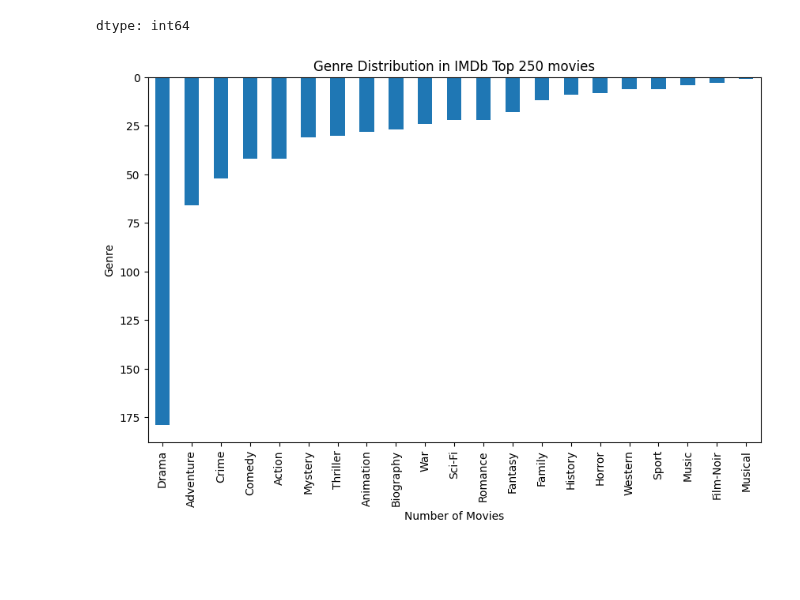
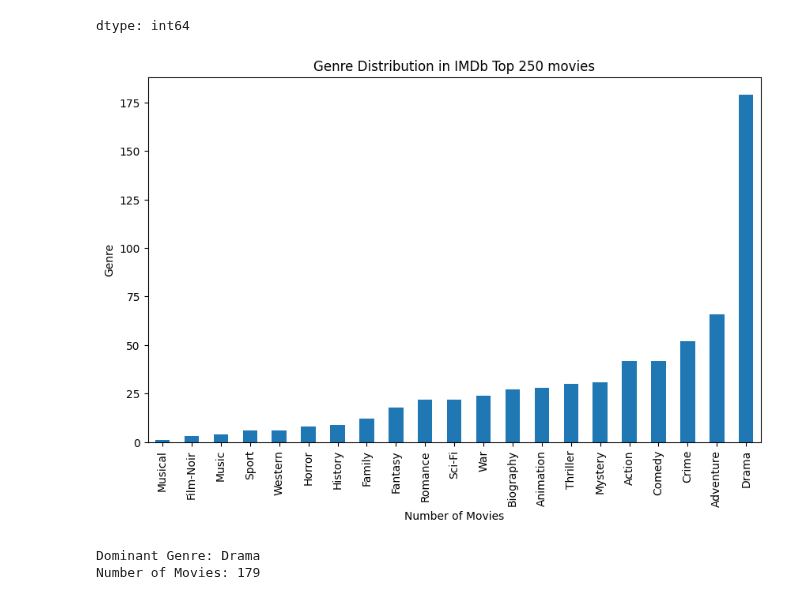
Before and after one commit to AVK48/AI-ML-JOURNEY, a Jupyter notebook: IMDb_Top_250_Movie_Insights.ipynb, the cells around one changed output. Drawn from its saved outputs; the diff is of its cells as text; code cells hidden in the pictures; blank space fills up the shorter version.

```diff
--- a/IMDb_Top_250_Movie_Insights.ipynb
+++ b/IMDb_Top_250_Movie_Insights.ipynb
@@ -165,10 +165,15 @@ dtype: int64
 # %%
 plt.figure(figsize=(10,6))
 genre_counts.plot(kind='bar')
 plt.title('Genre Distribution in IMDb Top 250 movies')
 plt.xlabel('Number of Movies')
 plt.ylabel('Genre')
-plt.gca().invert_yaxis()
+plt.gca().invert_xaxis()
 plt.show()
+
+print("Dominant Genre:",genre_counts.idxmax())
+print("Number of Movies:",genre_counts.max())
 # %% [output]
-[figure, old version]
+[figure, new version]
+Dominant Genre: Drama
+Number of Movies: 179
```
Also changed, not shown: parts of 4 cells of this notebook.
